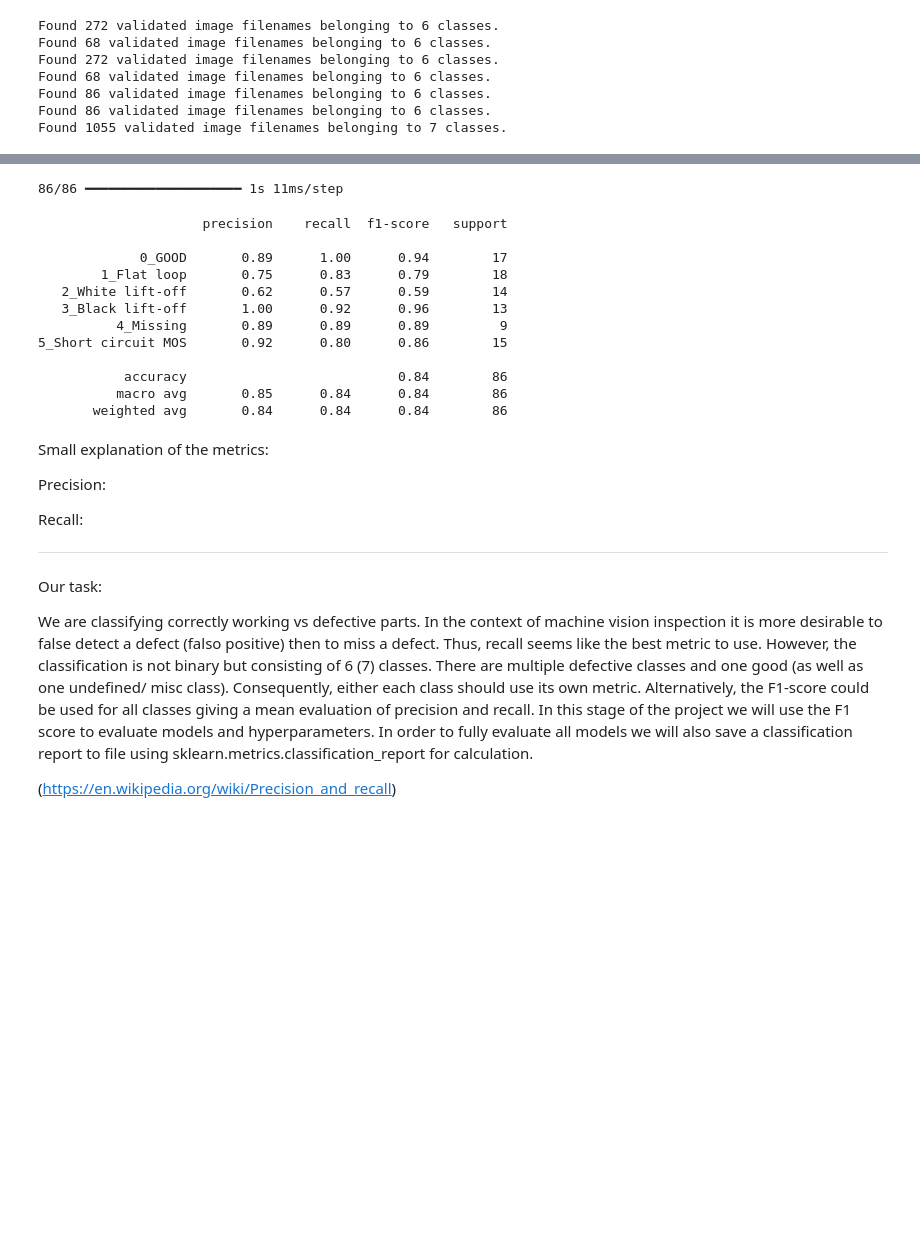
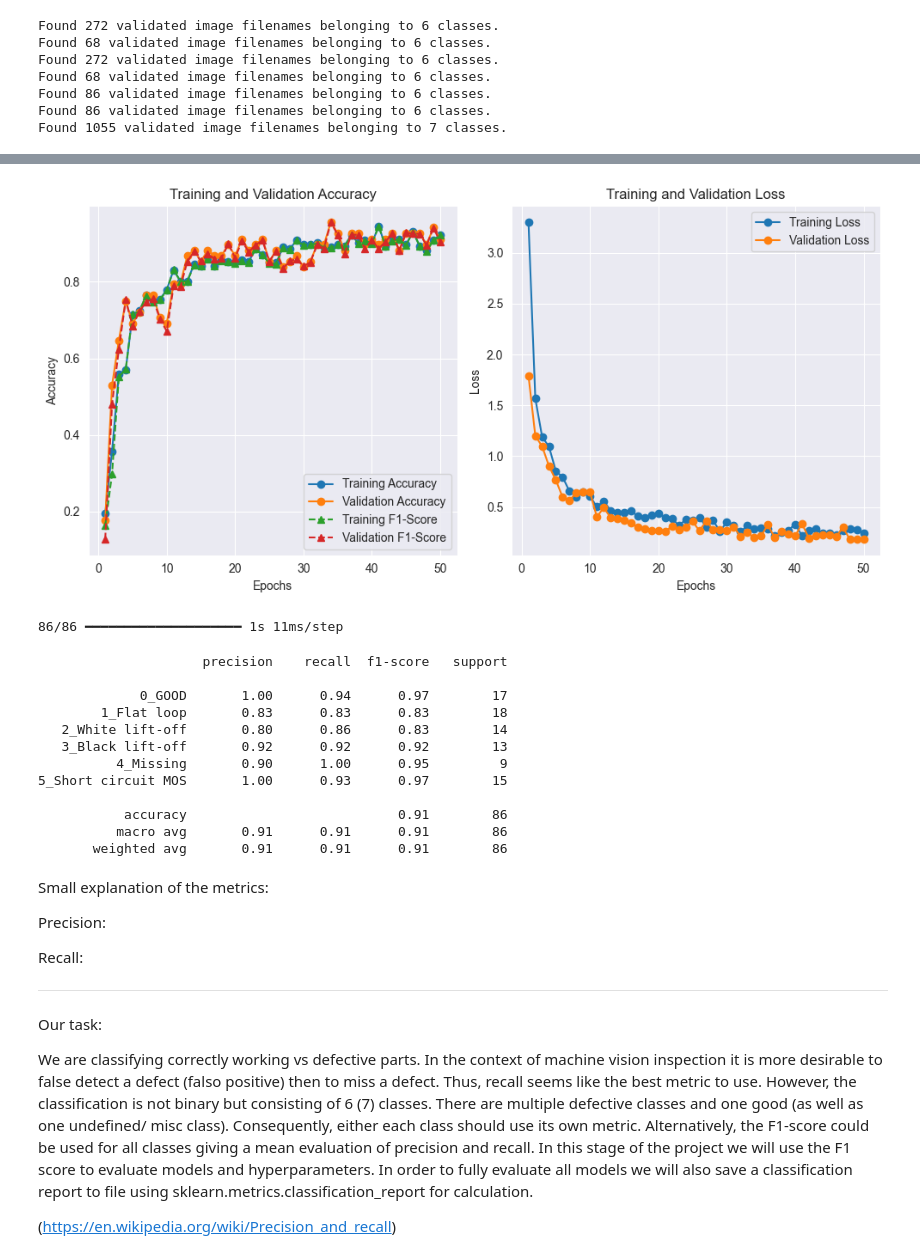
Before and after one commit to Sl4artiB4rtF4rst/MachineVision_Valeo_ChallangeData, a Jupyter notebook: Testing/Niklas/Test Image Data Gen.ipynb, the cells around one changed output, grey strips where cells are left out. Cells and saved outputs as stored; diff of their text form; code cells hidden in the pictures; blank space fills up the shorter version.

Commit message:
Made baseline model submission
Filled in the notebook and filled out the markdown files

```diff
--- a/Testing/Niklas/Test Image Data Gen.ipynb
+++ b/Testing/Niklas/Test Image Data Gen.ipynb
@@ -377,3 +369,47 @@ Test Accuracy: 0.837 | Test Loss: 0.402 | Test Precision: 0.855 | Test Recall: 0
+# %%
+# plot metrics over the course of model training
+
+from matplotlib.ticker import StrMethodFormatter
+
+training_accuracy = history.history["accuracy"]
+validation_accuracy = history.history["val_accuracy"]
+
+training_loss = history.history["loss"]
+validation_loss = history.history["val_loss"]
+
+training_f1 = history.history["f1_score"]
+validation_f1 = history.history["val_f1_score"]
+
+# Setting up the number of epochs for the x-axis
+epochs_range = range(1, len(training_accuracy) + 1)
+
+# Plotting training and validation accuracy
+plt.figure(figsize=(10, 5))
+plt.subplot(1, 2, 1)
+plt.plot(epochs_range, training_accuracy,'o-', label="Training Accuracy")
+plt.plot(epochs_range, validation_accuracy,'o-', label="Validation Accuracy")
+plt.plot(epochs_range, training_f1,'^--', label="Training F1-Score")
+plt.plot(epochs_range, validation_f1,'^--', label="Validation F1-Score")
+plt.gca().xaxis.set_major_formatter(StrMethodFormatter('{x:,.0f}'))
+plt.xlabel("Epochs")
+plt.ylabel("Accuracy")
+plt.title("Training and Validation Accuracy")
+plt.legend()
+
+# Plotting training and validation loss
+plt.subplot(1, 2, 2)
+plt.plot(epochs_range, training_loss,'o-', label="Training Loss")
+plt.plot(epochs_range, validation_loss,'o-', label="Validation Loss")
+plt.gca().xaxis.set_major_formatter(StrMethodFormatter('{x:,.0f}'))
+plt.xlabel("Epochs")
+plt.ylabel("Loss")
+plt.title("Training and Validation Loss")
+plt.legend()
+
+plt.tight_layout()
+plt.show()
+# %% [output]
+[figure, added]
 # %%
 #get predicted and true labels for the test dataset
 
@@ -416,19 +452,24 @@ print(classification_report(true_labels, predicted_labels,target_names = label_l
 report = classification_report(true_labels, predicted_labels,target_names = label_list,output_dict=True)
 #convert to dataframe for easy use and saving to csv
 report_df = pd.DataFrame(report).transpose()
+
+#save to file
+metrics_baseline_savename = base_file_path + '/' + 'metrics_baseline.csv'
+
+report_df.to_csv(metrics_baseline_savename)
 # %% [output]
                      precision    recall  f1-score   support
 
-             0_GOOD       0.89      1.00      0.94        17
-        1_Flat loop       0.75      0.83      0.79        18
-   2_White lift-off       0.62      0.57      0.59        14
-   3_Black lift-off       1.00      0.92      0.96        13
-          4_Missing       0.89      0.89      0.89         9
-5_Short circuit MOS       0.92      0.80      0.86        15
+             0_GOOD       1.00      0.94      0.97        17
+        1_Flat loop       0.83      0.83      0.83        18
+   2_White lift-off       0.80      0.86      0.83        14
+   3_Black lift-off       0.92      0.92      0.92        13
+          4_Missing       0.90      1.00      0.95         9
+5_Short circuit MOS       1.00      0.93      0.97        15
 
-           accuracy                           0.84        86
-          macro avg       0.85      0.84      0.84        86
-       weighted avg       0.84      0.84      0.84        86
+           accuracy                           0.91        86
+          macro avg       0.91      0.91      0.91        86
+       weighted avg       0.91      0.91      0.91        86
 # %% [markdown]
 Small explanation of the metrics:
 
```
Also changed, not shown: parts of 7 cells of this notebook, 1 other file.
